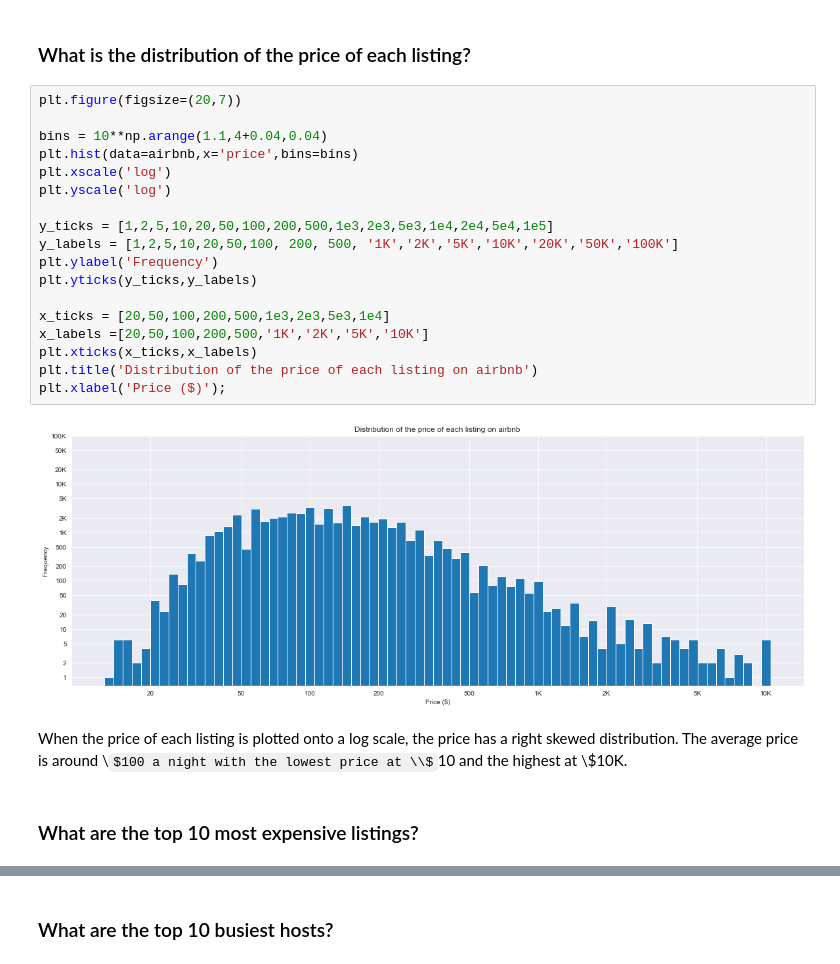
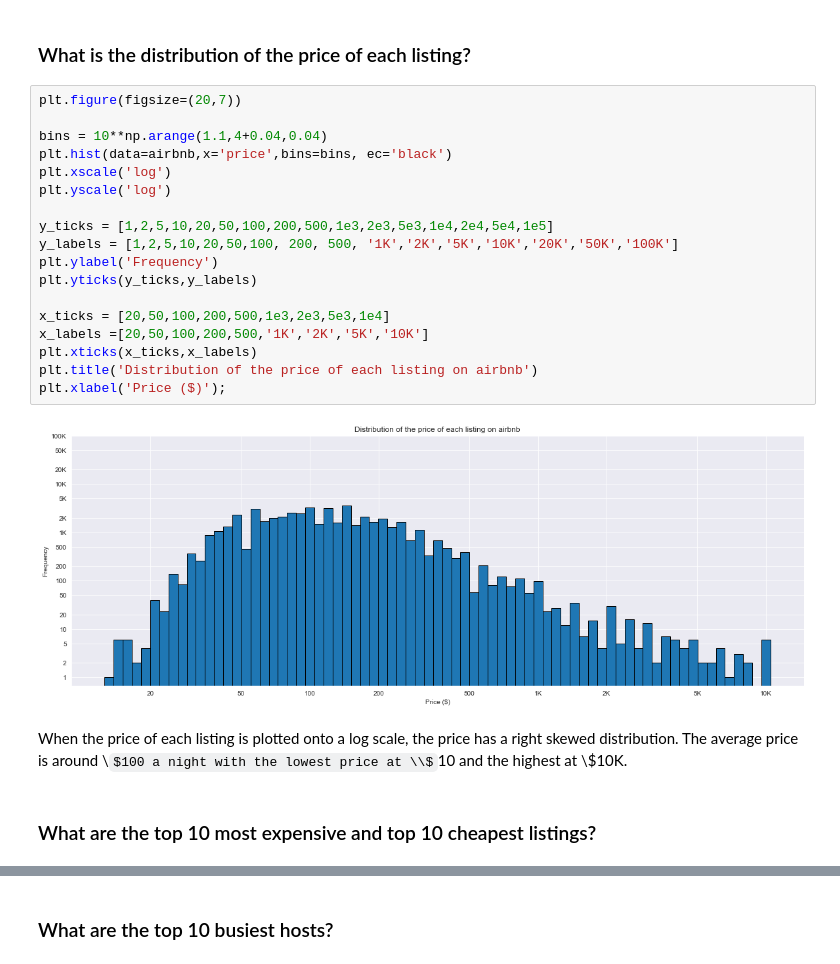
Before and after one commit to Vincentk-94/New-York-City-Airbnb, a Jupyter notebook: New York City Airbnb.ipynb, the cells around one changed output, grey strips where cells are left out. Saved outputs shown, nothing was run; the diff lists cells and outputs as text; some formulas as TeX source.

```diff
--- a/New York City Airbnb.ipynb
+++ b/New York City Airbnb.ipynb
@@ -249,24 +249,24 @@ This shows that the availability of the listings is highly variable. There is a
 # %%
 plt.figure(figsize=(20,7))
 
 bins = 10**np.arange(1.1,4+0.04,0.04)
-plt.hist(data=airbnb,x='price',bins=bins)
+plt.hist(data=airbnb,x='price',bins=bins, ec='black')
 plt.xscale('log')
 plt.yscale('log')
 
 y_ticks = [1,2,5,10,20,50,100,200,500,1e3,2e3,5e3,1e4,2e4,5e4,1e5]
 y_labels = [1,2,5,10,20,50,100, 200, 500, '1K','2K','5K','10K','20K','50K','100K']
 plt.ylabel('Frequency')
 plt.yticks(y_ticks,y_labels)
 
 x_ticks = [20,50,100,200,500,1e3,2e3,5e3,1e4]
 x_labels =[20,50,100,200,500,'1K','2K','5K','10K']
 plt.xticks(x_ticks,x_labels)
 plt.title('Distribution of the price of each listing on airbnb')
 plt.xlabel('Price ($)');
 # %% [output]
-[figure, old version]
+[figure, new version]
 # %% [markdown]
 When the price of each listing is plotted onto a log scale, the price has a right skewed distribution. The average price is around \\$100 a night with the lowest price at \\$10 and the highest at \\$10K.
 # %% [markdown]
-### What are the top 10 most expensive listings?
+### What are the top 10 most expensive and top 10 cheapest listings?
```
Also changed, not shown: parts of 6 cells of this notebook.
